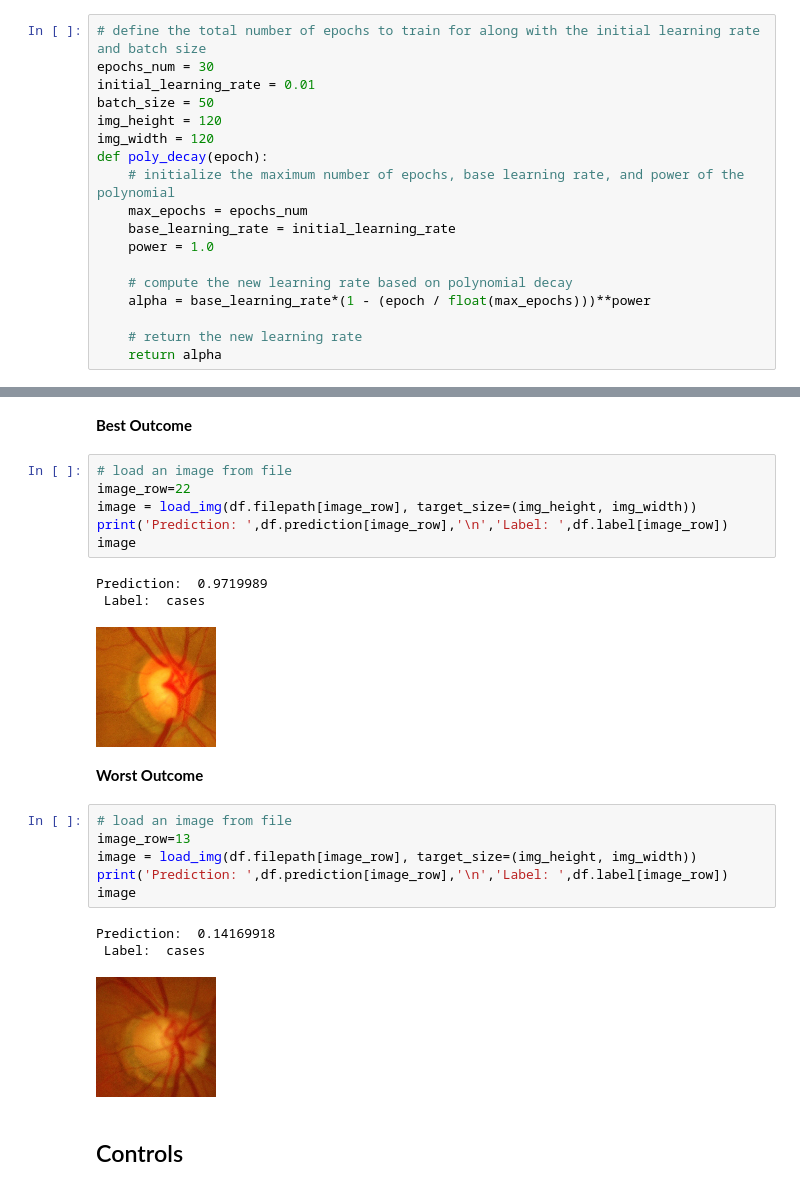
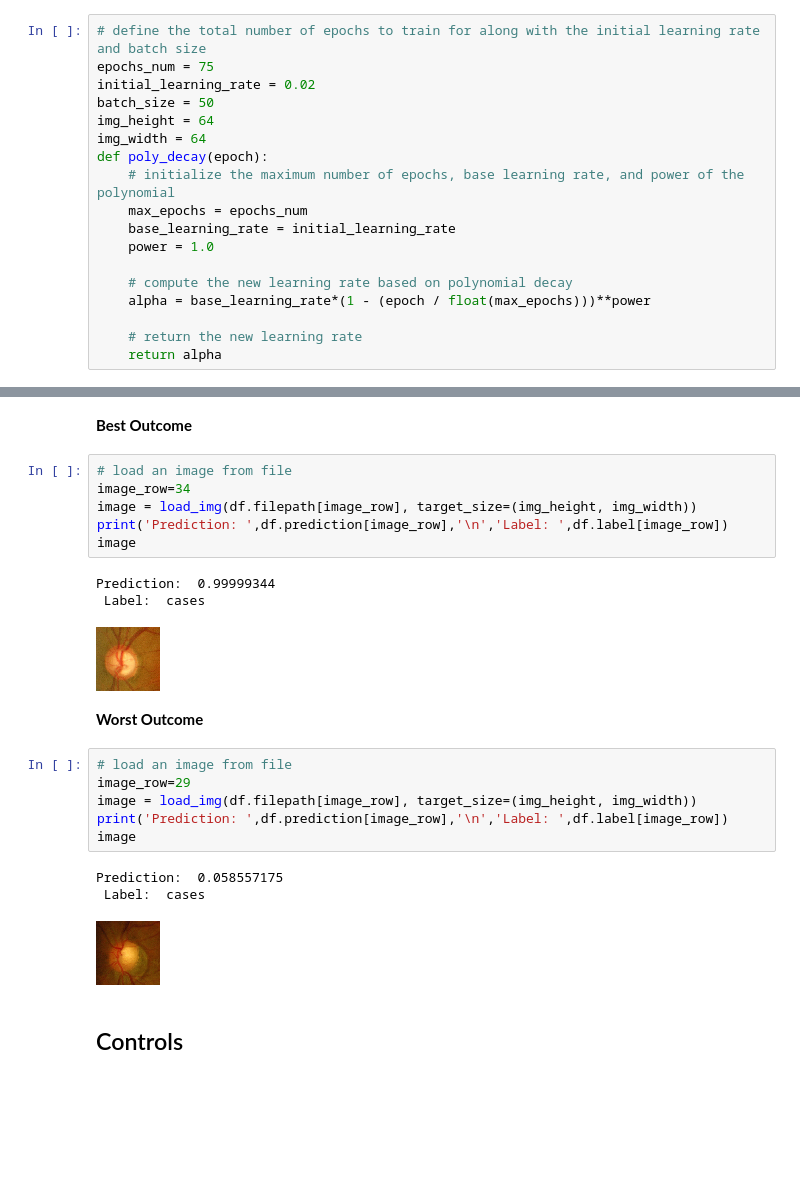
Before and after one commit to pmleffers/Glaucoma, a Jupyter notebook: Glaucoma Detector.ipynb, the cells around one changed output, grey strips where cells are left out. Saved outputs shown, nothing was run; the diff lists cells and outputs as text; blank space fills up the shorter version.

```diff
--- a/Glaucoma Detector.ipynb
+++ b/Glaucoma Detector.ipynb
@@ -721,10 +729,10 @@ import os
 # %%
 # define the total number of epochs to train for along with the initial learning rate and batch size
-epochs_num = 30
-initial_learning_rate = 0.01
+epochs_num = 75
+initial_learning_rate = 0.02
 batch_size = 50
-img_height = 120
-img_width = 120
+img_height = 64
+img_width = 64
 def poly_decay(epoch):
     # initialize the maximum number of epochs, base learning rate, and power of the polynomial
     max_epochs = epochs_num
@@ -962,26 +960,26 @@ Cases
 **Best Outcome**
 # %%
 # load an image from file
-image_row=22
+image_row=34
 image = load_img(df.filepath[image_row], target_size=(img_height, img_width))
 print('Prediction: ',df.prediction[image_row],'\n','Label: ',df.label[image_row])
 image
 # %% [output]
-Prediction:  0.9719989
+Prediction:  0.99999344
  Label:  cases
-[figure, old version]
+[figure, new version]
 # %% [markdown]
 **Worst Outcome**
 # %%
 # load an image from file
-image_row=13
+image_row=29
 image = load_img(df.filepath[image_row], target_size=(img_height, img_width))
 print('Prediction: ',df.prediction[image_row],'\n','Label: ',df.label[image_row])
 image
 # %% [output]
-Prediction:  0.14169918
+Prediction:  0.058557175
  Label:  cases
-[figure, old version]
+[figure, new version]
 # %% [markdown]
 Controls
 ------
```
Also changed, not shown: parts of 16 cells of this notebook.
